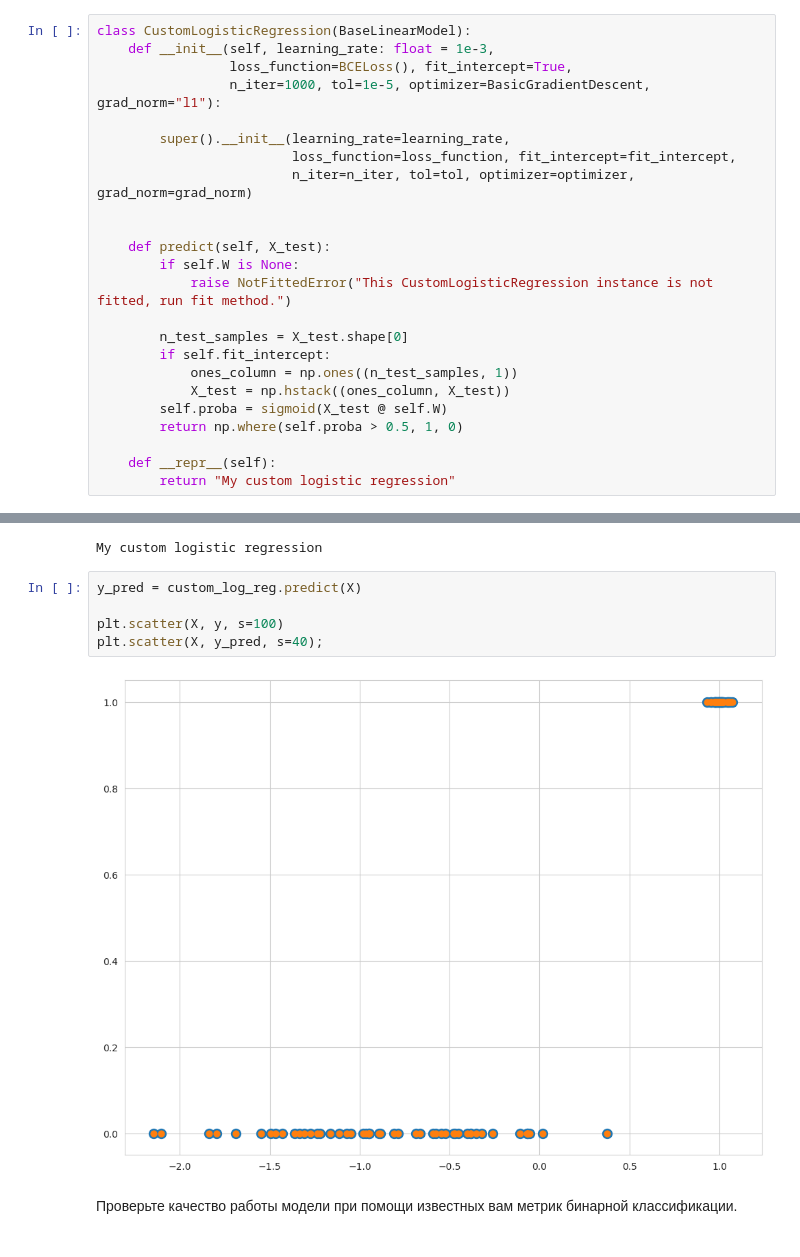
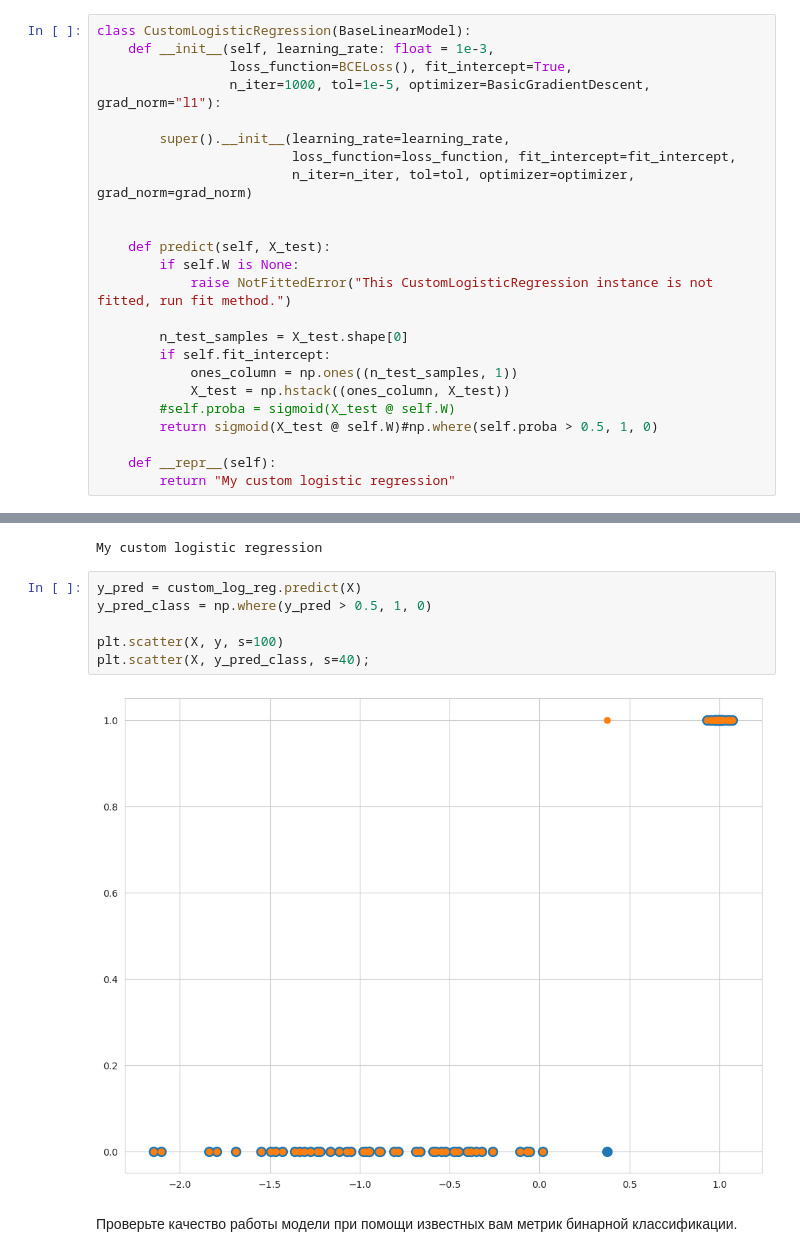
Before and after one commit to Olga-Bagrova/BI_ML_2024, a Jupyter notebook: hw_2_linmodel_GD/code/Linear_models.ipynb, the cells around one changed output, grey strips where cells are left out. Saved outputs shown, nothing was run; the diff lists cells and outputs as text.

```diff
--- a/hw_2_linmodel_GD/code/Linear_models.ipynb
+++ b/hw_2_linmodel_GD/code/Linear_models.ipynb
@@ -700,8 +730,8 @@ class CustomLogisticRegression(BaseLinearModel):
         if self.fit_intercept:
             ones_column = np.ones((n_test_samples, 1))
             X_test = np.hstack((ones_column, X_test))
-        self.proba = sigmoid(X_test @ self.W)
-        return np.where(self.proba > 0.5, 1, 0)
+        #self.proba = sigmoid(X_test @ self.W)
+        return sigmoid(X_test @ self.W)#np.where(self.proba > 0.5, 1, 0)
 
     def __repr__(self):
         return "My custom logistic regression"
@@ -722,11 +752,12 @@ custom_log_reg.fit(X, y)
 My custom logistic regression
 # %%
 y_pred = custom_log_reg.predict(X)
+y_pred_class = np.where(y_pred > 0.5, 1, 0)
 
 plt.scatter(X, y, s=100)
-plt.scatter(X, y_pred, s=40);
+plt.scatter(X, y_pred_class, s=40);
 # %% [output]
-[figure, old version]
+[figure, new version]
 # %% [markdown]
 Проверьте качество работы модели при помощи известных вам метрик бинарной классификации.
 # %%
```
Also changed, not shown: parts of 13 cells of this notebook.
